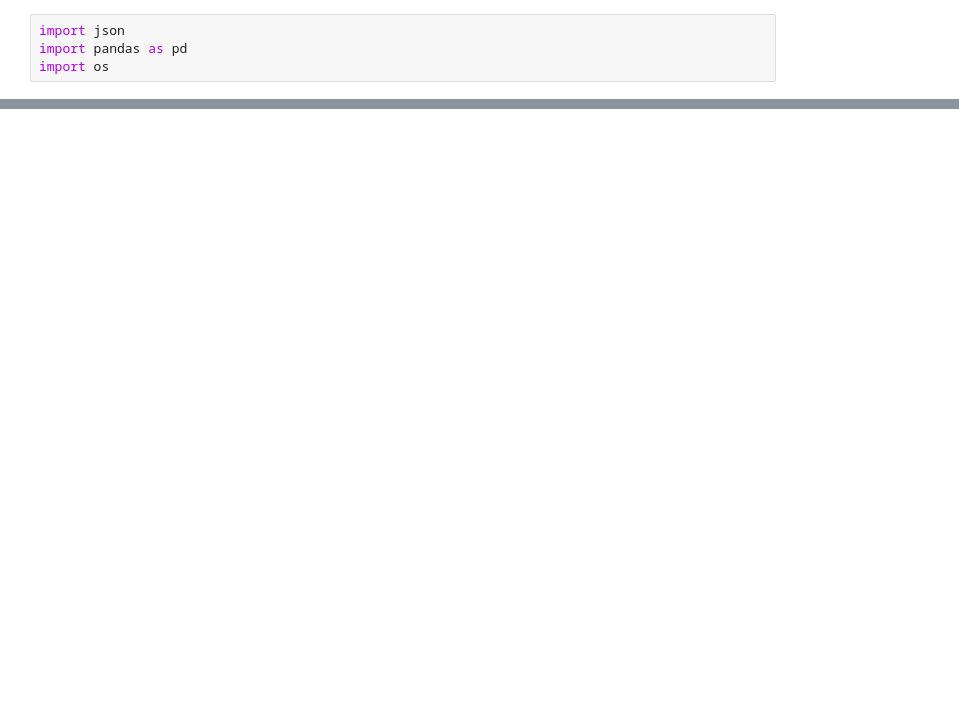
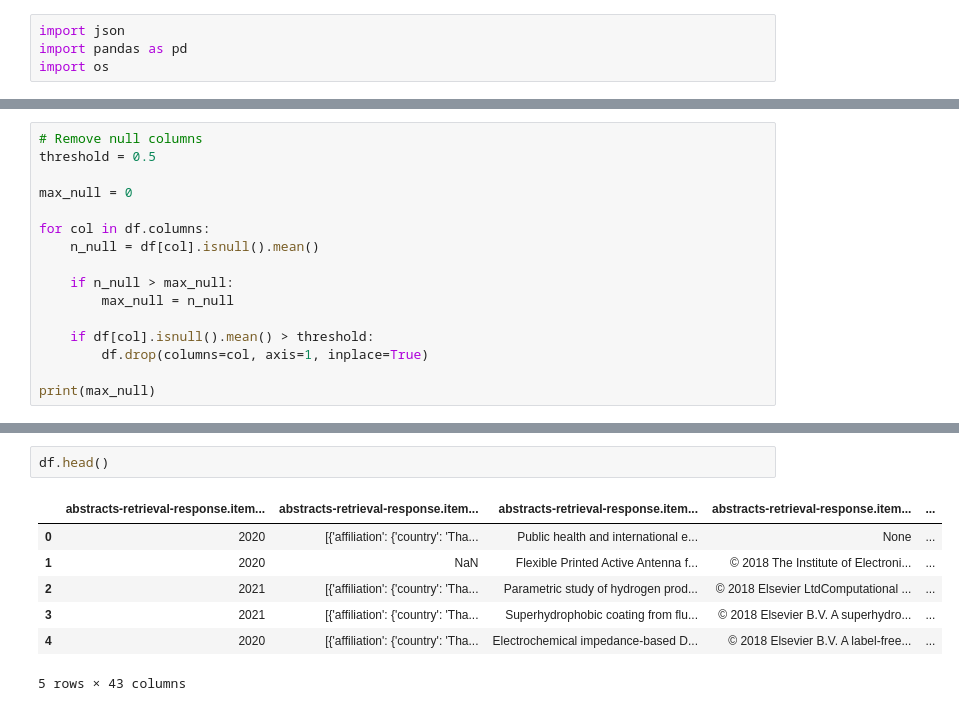
Before and after one commit to Star2578/dsde-proj, a Jupyter notebook: clean.ipynb, the cells around one changed output, grey strips where cells are left out. Cells and saved outputs as stored; diff of their text form; blank space fills up the shorter version.

```diff
--- a/clean.ipynb
+++ b/clean.ipynb
@@ -47,0 +82,16 @@ reading Project/2018/201800012.json
+# %%
+# Remove null columns
+threshold = 0.5
+
+max_null = 0
+
+for col in df.columns:
+    n_null = df[col].isnull().mean()
+
+    if n_null > max_null:
+        max_null = n_null
+
+    if df[col].isnull().mean() > threshold:
+        df.drop(columns=col, axis=1, inplace=True)
+
+print(max_null)
@@ -47,0 +202,10 @@ reading Project/2018/201800012.json
+# %%
+df.head()
+# %% [output]
+|  | abstracts-retrieval-response.item... | abstracts-retrieval-response.item... | abstracts-retrieval-response.item... | abstracts-retrieval-response.item... | ... |
+| 0 | 2020 | [{'affiliation': {'country': 'Tha... | Public health and international e... | None | ... |
+| 1 | 2020 | NaN | Flexible Printed Active Antenna f... | © 2018 The Institute of Electroni... | ... |
+| 2 | 2021 | [{'affiliation': {'country': 'Tha... | Parametric study of hydrogen prod... | © 2018 Elsevier LtdComputational ... | ... |
+| 3 | 2021 | [{'affiliation': {'country': 'Tha... | Superhydrophobic coating from flu... | © 2018 Elsevier B.V. A superhydro... | ... |
+| 4 | 2020 | [{'affiliation': {'country': 'Tha... | Electrochemical impedance-based D... | © 2018 Elsevier B.V. A label-free... | ... |
+5 rows × 43 columns
```
Also changed, not shown: parts of 7 cells of this notebook.
